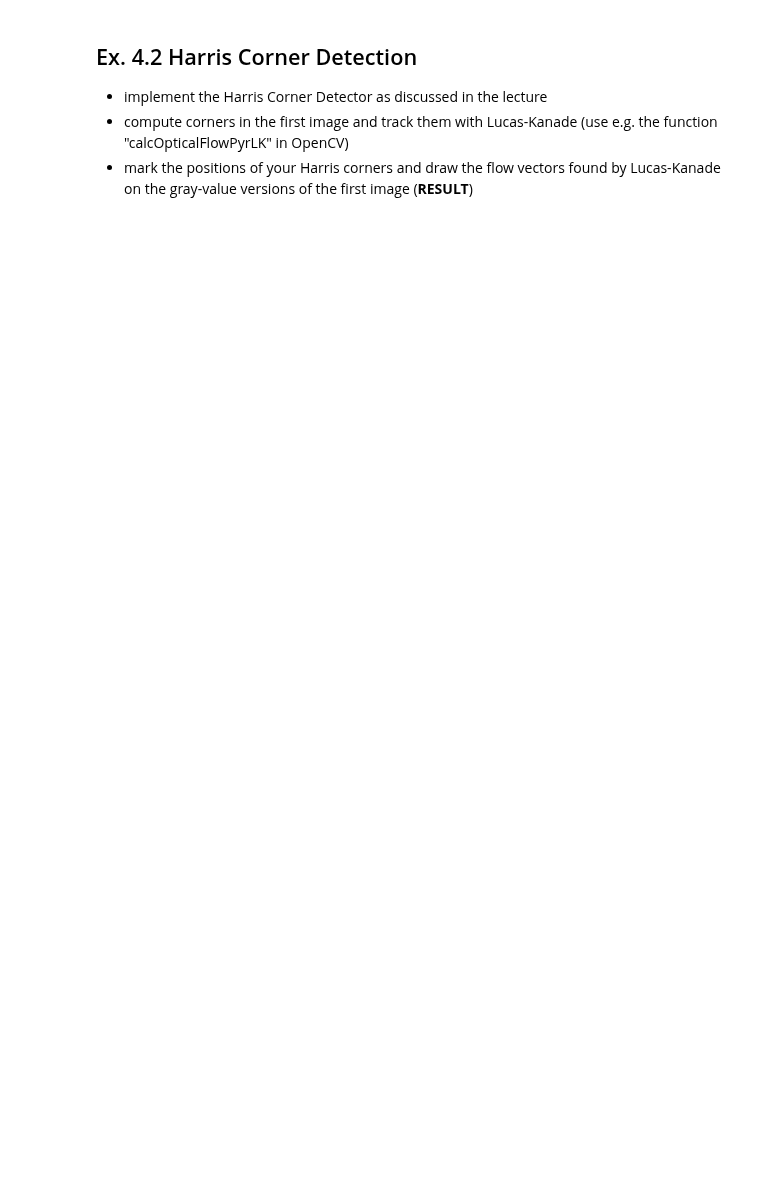
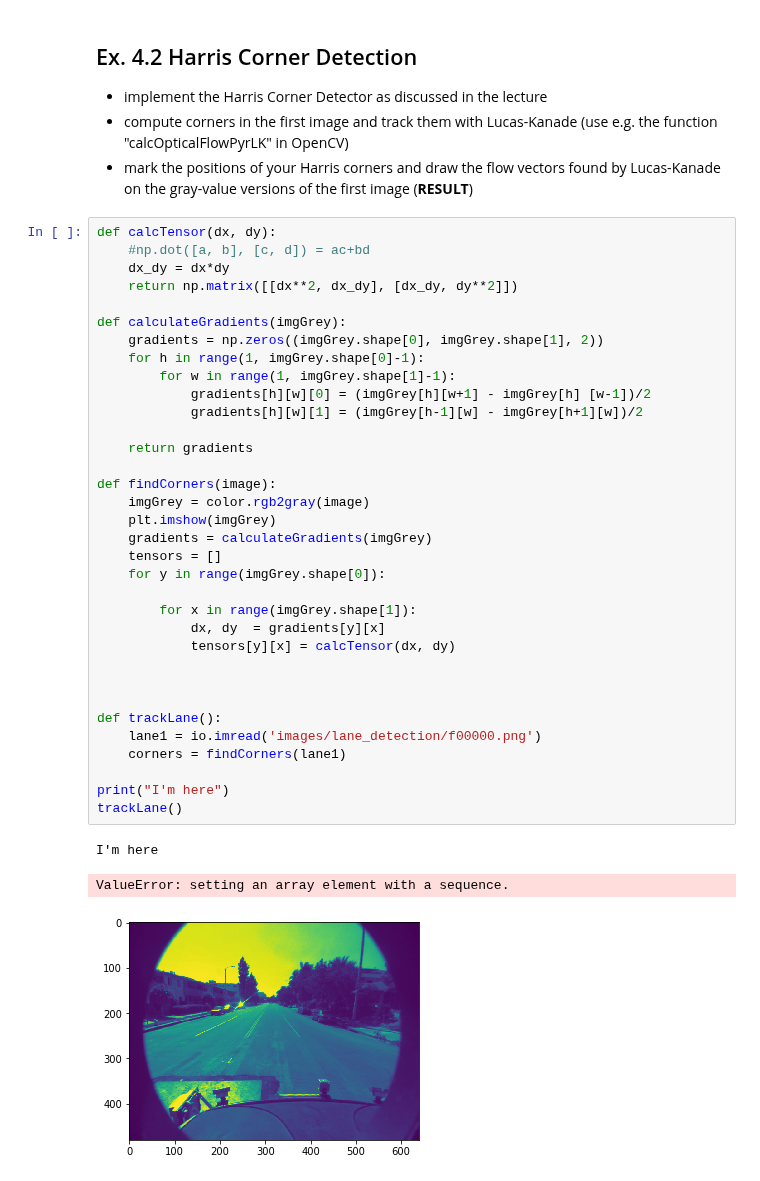
Before and after one commit to Rintel/ComputerVision, a Jupyter notebook: 04_BlockMatching_HarrisCorners.ipynb, the cells around one changed output. Cells and saved outputs as stored; diff of their text form; blank space fills up the shorter version.

```diff
--- a/04_BlockMatching_HarrisCorners.ipynb
+++ b/04_BlockMatching_HarrisCorners.ipynb
@@ -88,3 +124,41 @@ ax22.imshow(car2)
 * implement the Harris Corner Detector as discussed in the lecture
 * compute corners in the first image and track them with Lucas-Kanade (use e.g. the function "calcOpticalFlowPyrLK" in OpenCV)
 * mark the positions of your Harris corners and draw the flow vectors found by Lucas-Kanade on the gray-value versions of the first image (**RESULT**)
+# %%
+def calcTensor(dx, dy):
+    #np.dot([a, b], [c, d]) = ac+bd
+    dx_dy = dx*dy
+    return np.matrix([[dx**2, dx_dy], [dx_dy, dy**2]])
+
+def calculateGradients(imgGrey):
+    gradients = np.zeros((imgGrey.shape[0], imgGrey.shape[1], 2))
+    for h in range(1, imgGrey.shape[0]-1):
+        for w in range(1, imgGrey.shape[1]-1):
+            gradients[h][w][0] = (imgGrey[h][w+1] - imgGrey[h] [w-1])/2
+            gradients[h][w][1] = (imgGrey[h-1][w] - imgGrey[h+1][w])/2
+
+    return gradients
+
+def findCorners(image):
+    imgGrey = color.rgb2gray(image)
+    plt.imshow(imgGrey)
+    gradients = calculateGradients(imgGrey)
+    tensors = []
+    for y in range(imgGrey.shape[0]):
+
+        for x in range(imgGrey.shape[1]):
+            dx, dy  = gradients[y][x]
+            tensors[y][x] = calcTensor(dx, dy)
+
+
+
+def trackLane():
+    lane1 = io.imread('images/lane_detection/f00000.png')
+    corners = findCorners(lane1)
+
+print("I'm here")
+trackLane()
+# %% [output]
+I'm here
+ValueError: setting an array element with a sequence.
+[figure, added]
```
Also changed, not shown: parts of 1 cell of this notebook.
